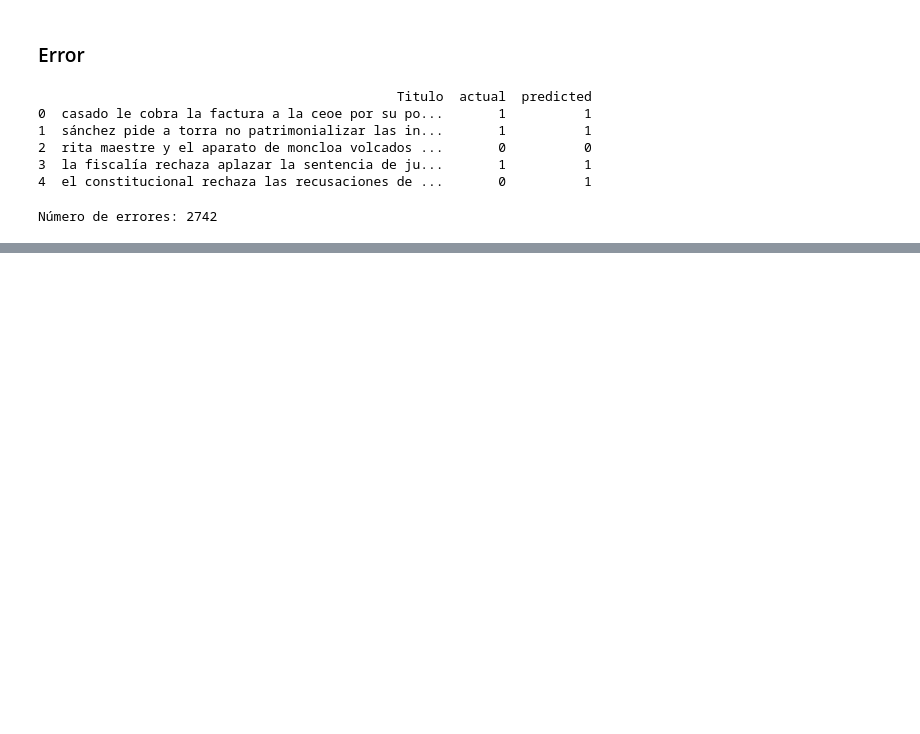
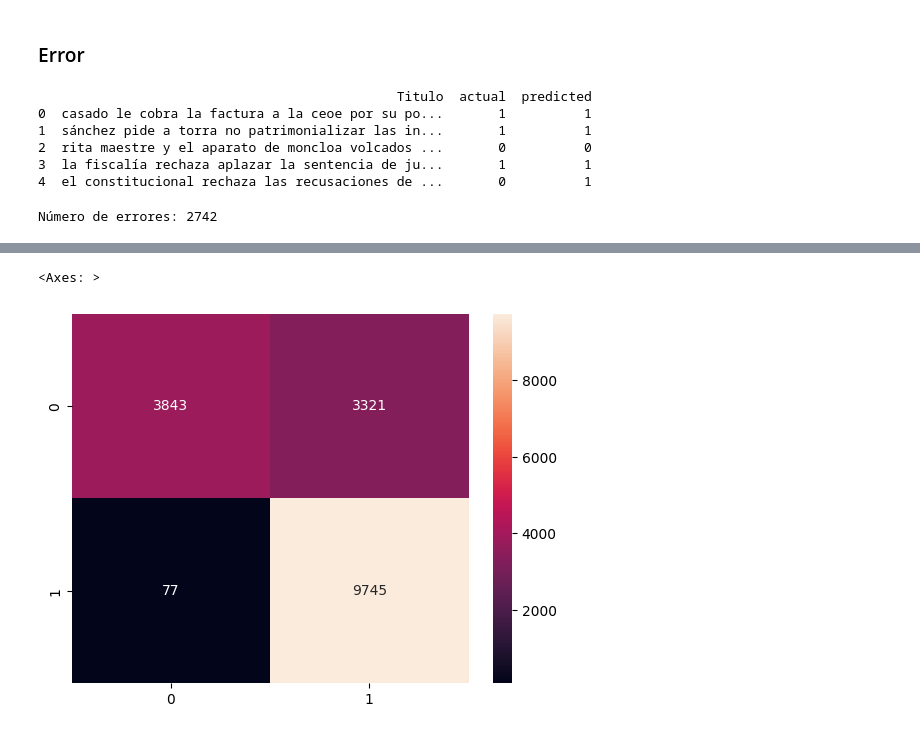
Before and after one commit to InteligenciaNegocios-G14/Proyecto1, a Jupyter notebook: Proyeto1.ipynb, the cells around one changed output, grey strips where cells are left out. Cells and saved outputs as stored; diff of their text form; code cells hidden in the pictures; blank space fills up the shorter version.

```diff
--- a/Proyeto1.ipynb
+++ b/Proyeto1.ipynb
@@ -505,0 +596,7 @@ error_df.loc[error_df['actual'] != error_df['predicted']].sample(10)
+# %%
+# Matriz de confusión
+cm = confusion_matrix(Y_test, y_pred_test)
+sns.heatmap(cm, annot=True, fmt='d')
+# %% [output]
+<Axes: >
+[figure, added]
```
Also changed, not shown: parts of 15 cells of this notebook.
